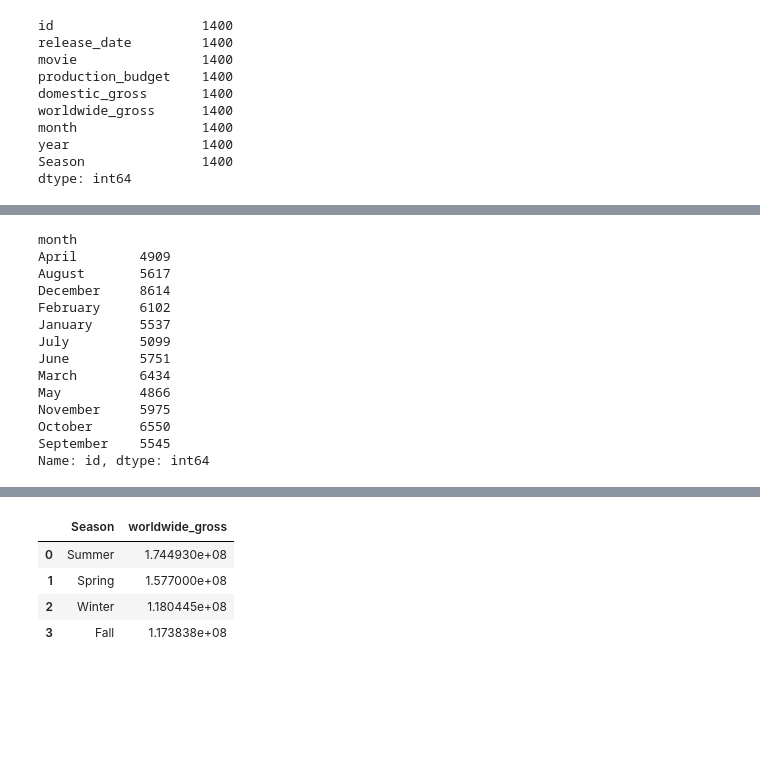
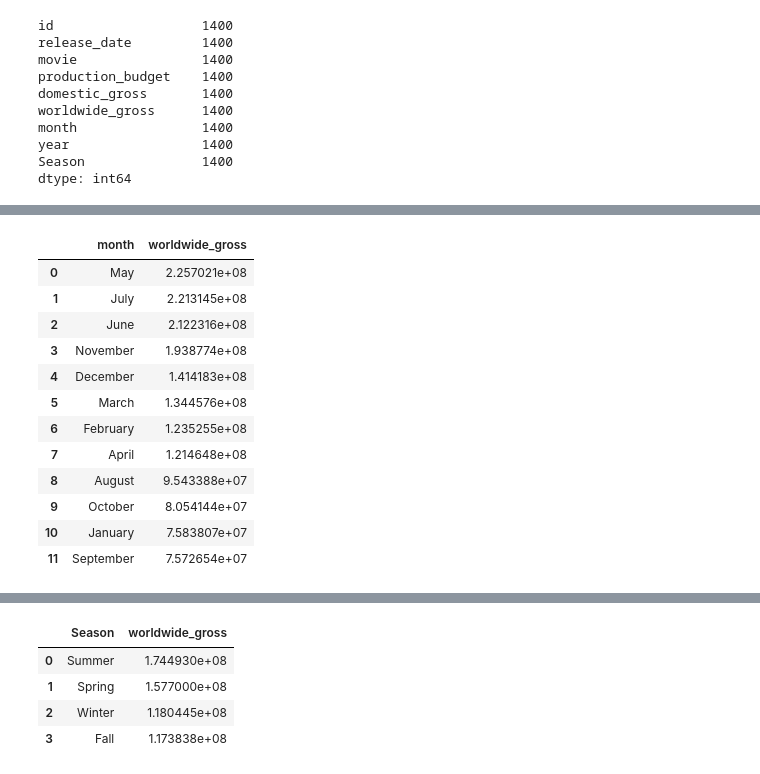
Before and after one commit to omunozsanchezdeloitte/Capstone---LPod-3, a Jupyter notebook: index.ipynb, the cells around one changed output, grey strips where cells are left out. Drawn from its saved outputs; the diff is of its cells as text; code cells hidden in the pictures; blank space fills up the shorter version.

```diff
--- a/index.ipynb
+++ b/index.ipynb
@@ -364,22 +403,21 @@ dtype: int64
 # %%
 #we grouped the data by moth so we can have the worldwide gross per month
 
-grouped_recent = recent_movies.groupby('month')
+avrg_gross = recent_movies.groupby('month')[['worldwide_gross']].mean().sort_values(by='worldwide_gross', ascending=False)
+avrg_gross.index.name = "month"
+avrg_gross.reset_index(inplace=True)
+avrg_gross
+# %% [output]
+|  | month | worldwide_gross |
+| 0 | May | 2.257021e+08 |
+| 1 | July | 2.213145e+08 |
+| 2 | June | 2.122316e+08 |
+| 3 | November | 1.938774e+08 |
+| 4 | December | 1.414183e+08 |
+| 5 | March | 1.344576e+08 |
+| 6 | February | 1.235255e+08 |
+| 7 | April | 1.214648e+08 |
+| 8 | August | 9.543388e+07 |
+| 9 | October | 8.054144e+07 |
+| 10 | January | 7.583807e+07 |
+| 11 | September | 7.572654e+07 |
-# %%
-#we get the amount of movies made per month
-grouped_recent['id'].sum()
-# %% [output]
-month
-April        4909
-August       5617
-December     8614
-February     6102
-January      5537
-July         5099
-June         5751
-March        6434
-May          4866
-November     5975
-October      6550
-September    5545
-Name: id, dtype: int64
```
Also changed, not shown: parts of 5 cells of this notebook.
